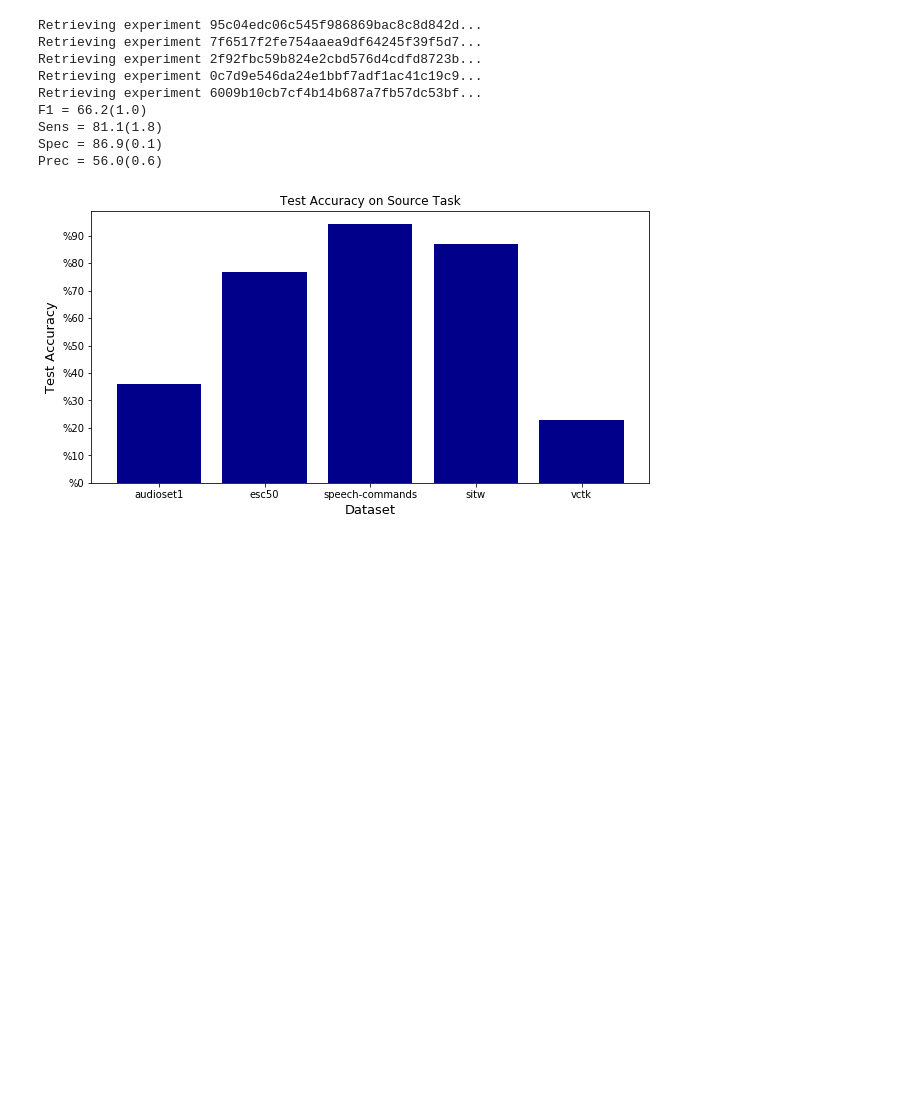
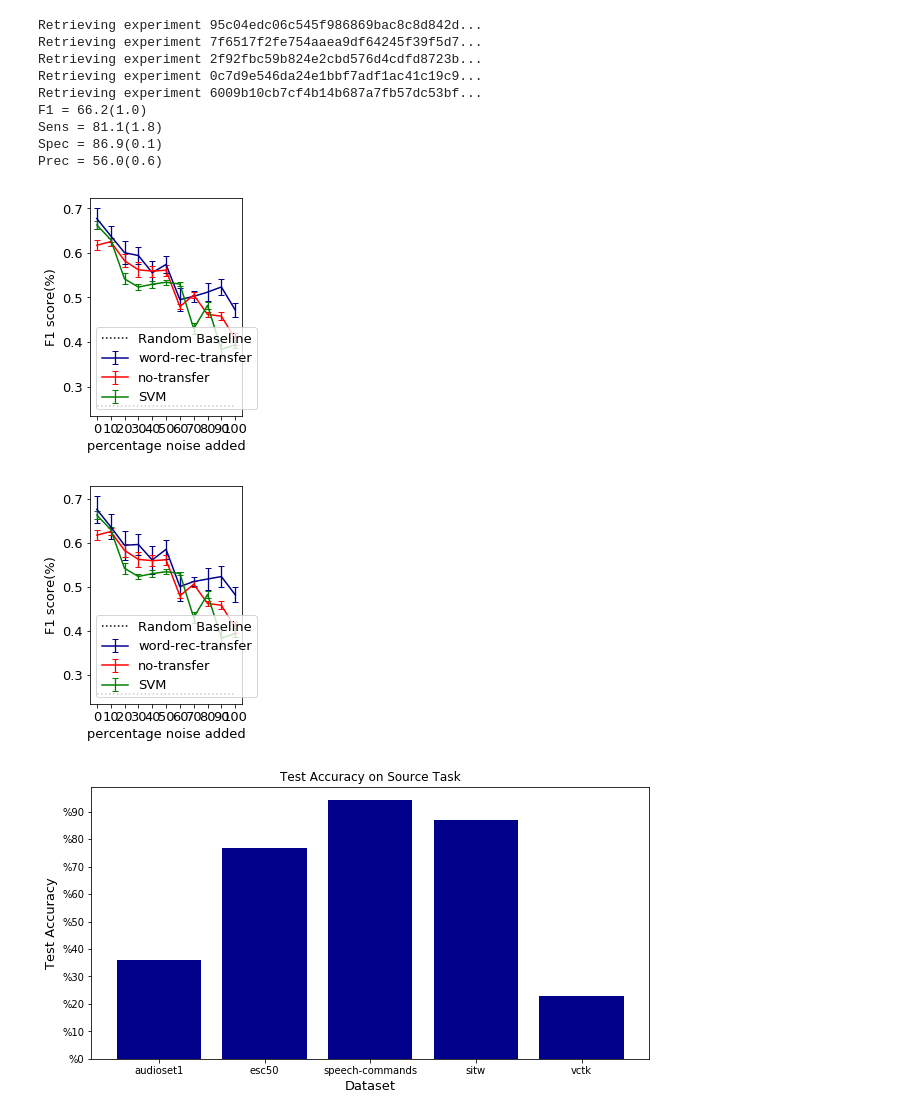
Before and after one commit to onucharles/transfer-learning-adult-to-infant-speech, a Jupyter notebook: experiments/notebooks/Chillanto plots.ipynb, the cells around one changed output. Saved outputs shown, nothing was run; the diff lists cells and outputs as text; code cells hidden in the pictures; blank space fills up the shorter version.

Commit message:
added random baseline

```diff
--- a/experiments/notebooks/Chillanto plots.ipynb
+++ b/experiments/notebooks/Chillanto plots.ipynb
@@ -340,35 +340,42 @@ for idx, key in enumerate(results.keys()):
         errors = results_w_errors[key][line][1]
         plt.errorbar(xs, ys, yerr=errors, fmt='-', color=color, label=label, ecolor=color,
                           elinewidth=1.3, capsize=3)
+
+        ln = (np.zeros(11) + 0.257) # random baseline
+
+    plt.plot(np.arange(11), ln , linestyle=':', color='black', label='Random Baseline')
     plt.ylabel('F1 score(%)', fontsize=13)
     plt.xlabel('percentage noise added', fontsize=13)
     plt.xticks(np.arange(11), [f'{(v) * 10}' for v in range(11)], fontsize=13)
     plt.yticks(fontsize=13)
     plt.legend(fontsize=13)
     plt.show()
 
 # fig, axs = plt.subplots(figsize=(20,8), ncols=2, sharex=True)
 # axs[0].set_ylabel("F1 Score", fontsize=13)
 # axs[1].set_ylabel("F1 Score", fontsize=13)
 # axs[0].set_xlabel("Percentage noise added", fontsize=13)
 # axs[1].set_xlabel("Percentage noise added", fontsize=13)
 # plt.xticks(np.arange(11), [f'{(v) * 10}' for v in range(11)], fontsize=13)
 
 # for idx, key in enumerate(results.keys()):
 #     for (line, color, label) in lines:
 #         xs = np.arange(11)
 #         ys = results_w_errors[key][line][0]
 #         errors = results_w_errors[key][line][1]
 #         axs[idx].errorbar(xs, ys, yerr=errors, fmt='-', color=color, label=label, ecolor=color,
 #                           elinewidth=1.3, capsize=3)
 #         print(results_w_errors[key])
 #         print()
 
 # # axs[0].set_title("Gaussian Noise", fontsize=16)
 # # axs[1].set_title("Children Playing", fontsize=16)
 # axs[0].legend(fontsize=13)
 # axs[1].legend(fontsize=13)
 # plt.show()
+# %% [output]
+[figure, added]
+[figure, added]
 # %%
 #API.get_experiment_metrics()
 client = API(api_key=COMET_API_KEY, rest_api_key=COMET_REST_API_KEY)
```
